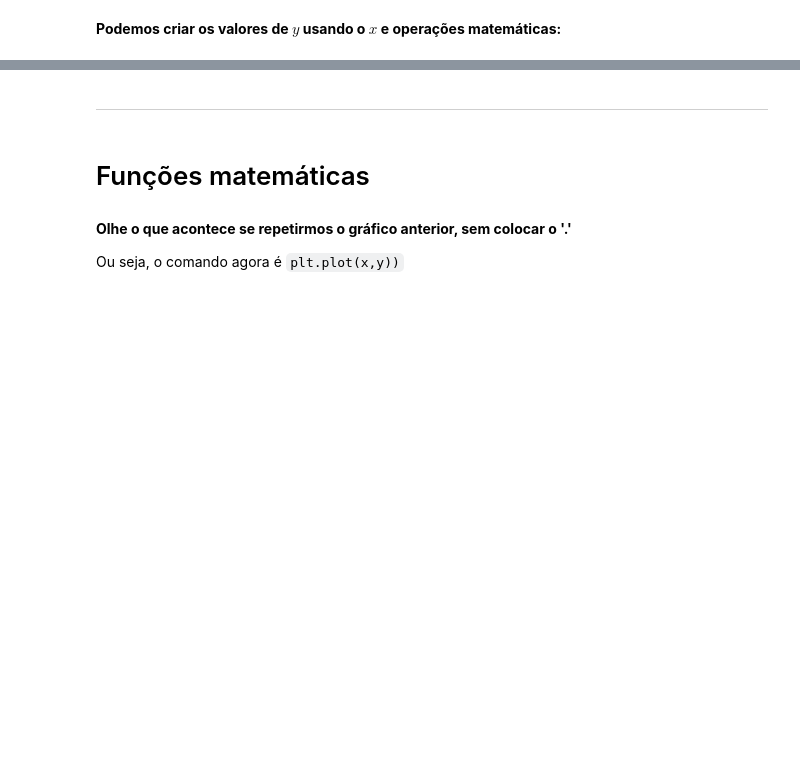
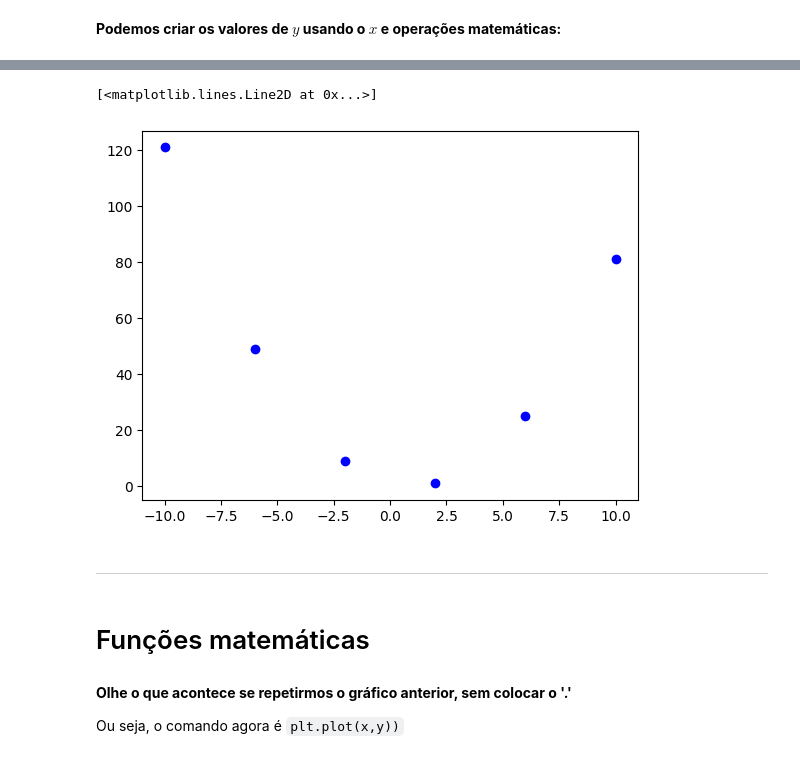
Before and after one commit to mahzze/Solucoes-notebooks-bcc, a Jupyter notebook: aulas/3_Graficos.ipynb, the cells around one changed output, grey strips where cells are left out. Drawn from its saved outputs; the diff is of its cells as text; code cells hidden in the pictures; blank space fills up the shorter version.

```diff
--- a/aulas/3_Graficos.ipynb
+++ b/aulas/3_Graficos.ipynb
@@ -157,5 +209,8 @@ print (y)              # mostra os valores de y
 # %%
-plt.plot(x,y,'.')
+plt.plot(x,y,'bo')
+# %% [output]
+[<matplotlib.lines.Line2D at 0x...>]
+[figure, added]
 # %% [markdown]
 <hr>
 # %% [markdown]
```
Also changed, not shown: parts of 34 cells of this notebook.
